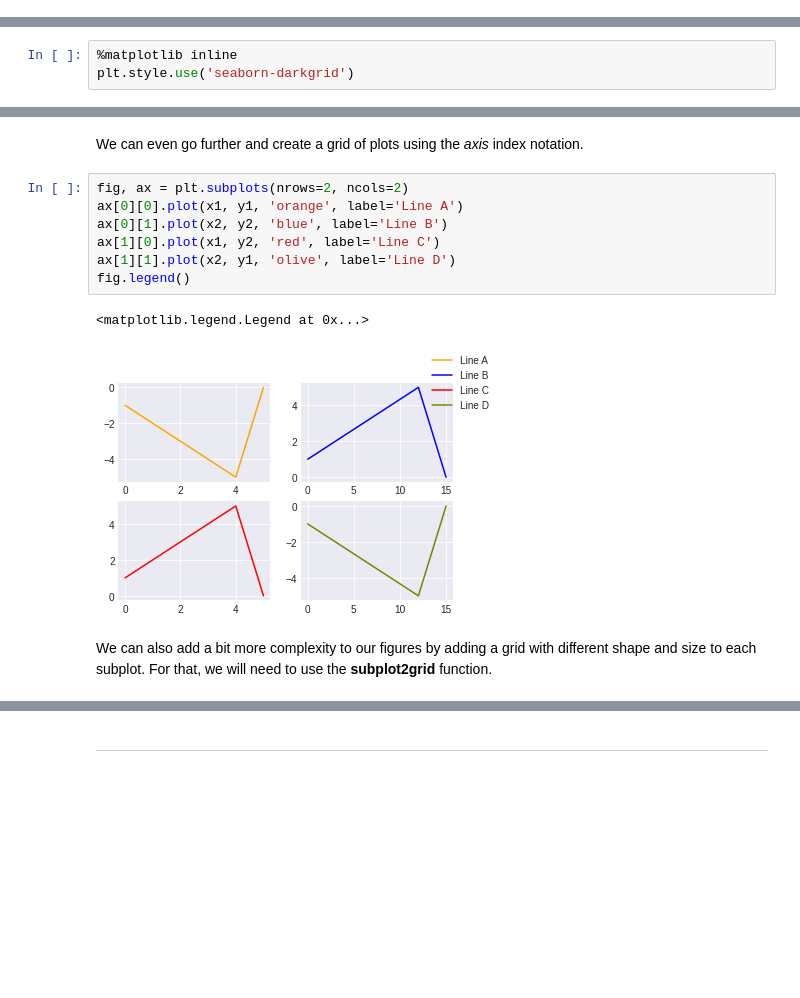
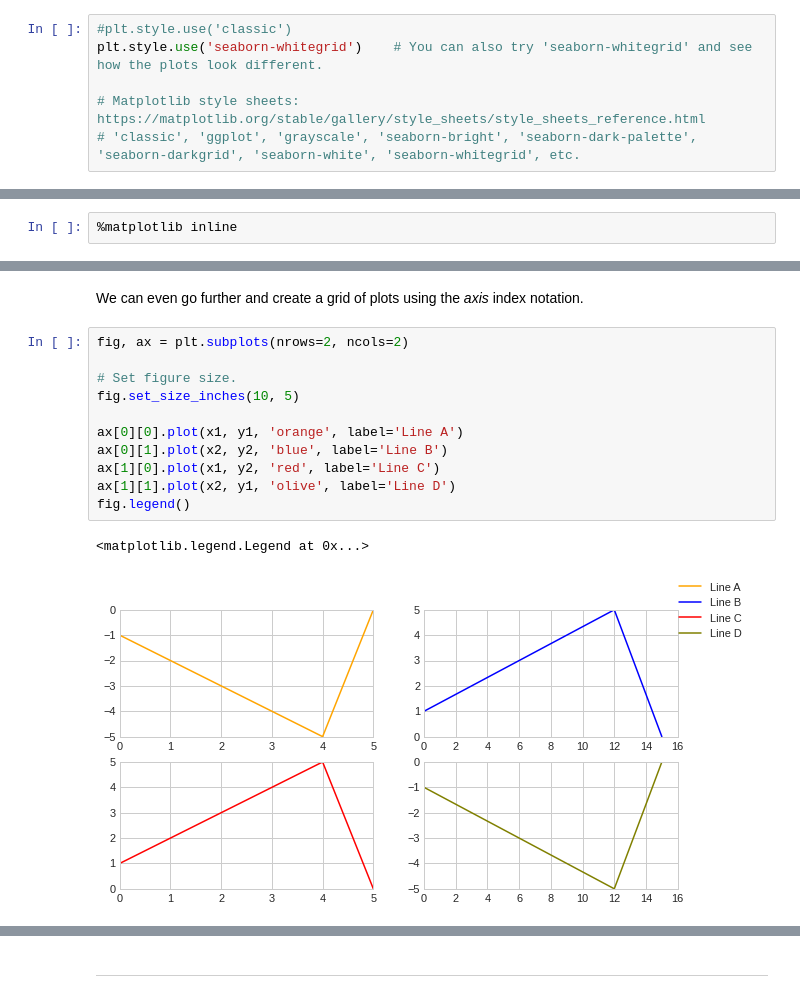
Before and after one commit to ykjoy/data_visualization, a Jupyter notebook: Data_Visualization.ipynb, the cells around one changed output, grey strips where cells are left out. Cells and saved outputs as stored; diff of their text form; blank space fills up the shorter version.

```diff
--- a/Data_Visualization.ipynb
+++ b/Data_Visualization.ipynb
@@ -45,0 +49,6 @@ import matplotlib.pyplot as plt  # This is equivalent to 'from matplotlib import
+# %%
+#plt.style.use('classic')
+plt.style.use('seaborn-whitegrid')    # You can also try 'seaborn-whitegrid' and see how the plots look different.
+
+# Matplotlib style sheets: https://matplotlib.org/stable/gallery/style_sheets/style_sheets_reference.html
+# 'classic', 'ggplot', 'grayscale', 'seaborn-bright', 'seaborn-dark-palette', 'seaborn-darkgrid', 'seaborn-white', 'seaborn-whitegrid', etc.
@@ -46,6 +57,5 @@ import matplotlib.pyplot as plt  # This is equivalent to 'from matplotlib import
 # %%
 %matplotlib inline
-plt.style.use('seaborn-darkgrid')
 # %% [markdown]
 ---
 # %% [markdown]
@@ -205,13 +216,15 @@ Text(0, 0.5, 'y2')
 We can even go further and create a grid of plots using the *axis* index notation.
 # %%
 fig, ax = plt.subplots(nrows=2, ncols=2)
+
+# Set figure size.
+fig.set_size_inches(10, 5)
+
 ax[0][0].plot(x1, y1, 'orange', label='Line A')
 ax[0][1].plot(x2, y2, 'blue', label='Line B')
 ax[1][0].plot(x1, y2, 'red', label='Line C')
 ax[1][1].plot(x2, y1, 'olive', label='Line D')
 fig.legend()
 # %% [output]
 <matplotlib.legend.Legend at 0x...>
-[figure, old version]
+[figure, new version]
-# %% [markdown]
-We can also add a bit more complexity to our figures by adding a grid with different shape and size to each subplot. For that, we will need to use the **subplot2grid** function.
```
Also changed, not shown: parts of 208 cells of this notebook.
